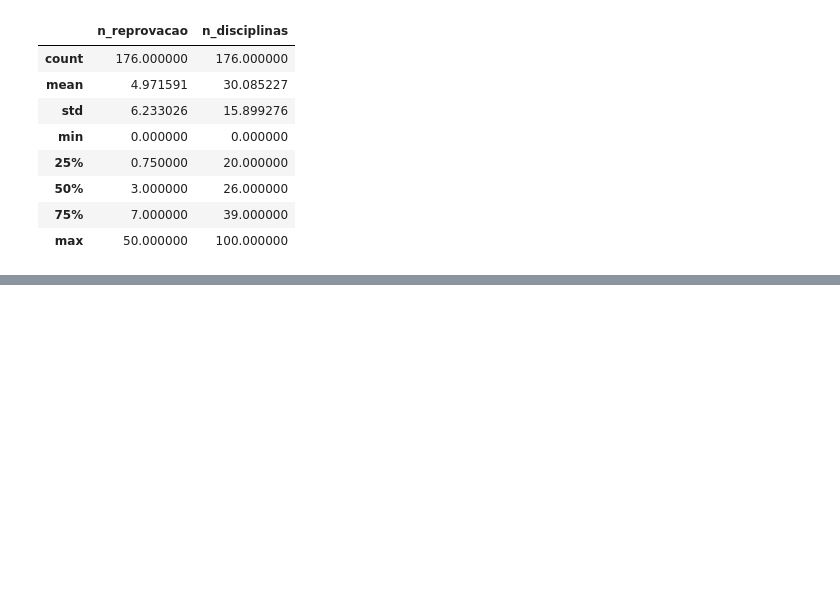
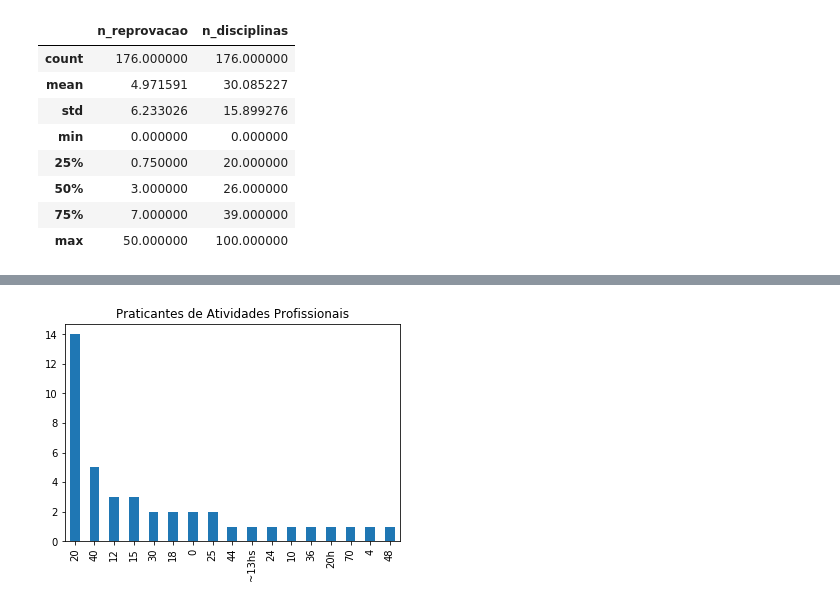
Before and after one commit to dwahast/UFPel_stats, a Jupyter notebook: Analise.ipynb, the cells around one changed output, grey strips where cells are left out. Cells and saved outputs as stored; diff of their text form; code cells hidden in the pictures; blank space fills up the shorter version.

```diff
--- a/Analise.ipynb
+++ b/Analise.ipynb
@@ -74,0 +189,6 @@ for media in df.media:
+# %%
+df_comp.ap_horas.value_counts().plot.bar()
+plt.title('Praticantes de Atividades Profissionais')
+plt.show()
+# %% [output]
+[figure, added]
```
Also changed, not shown: parts of 24 cells of this notebook, 3 other files.
